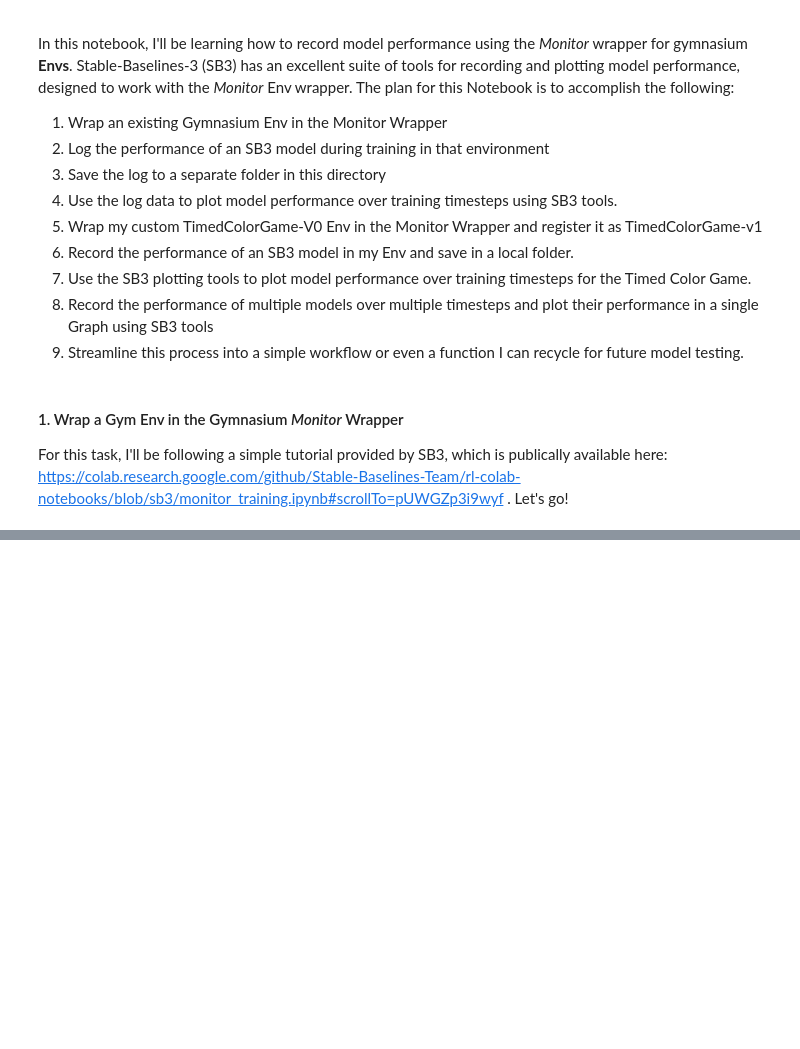
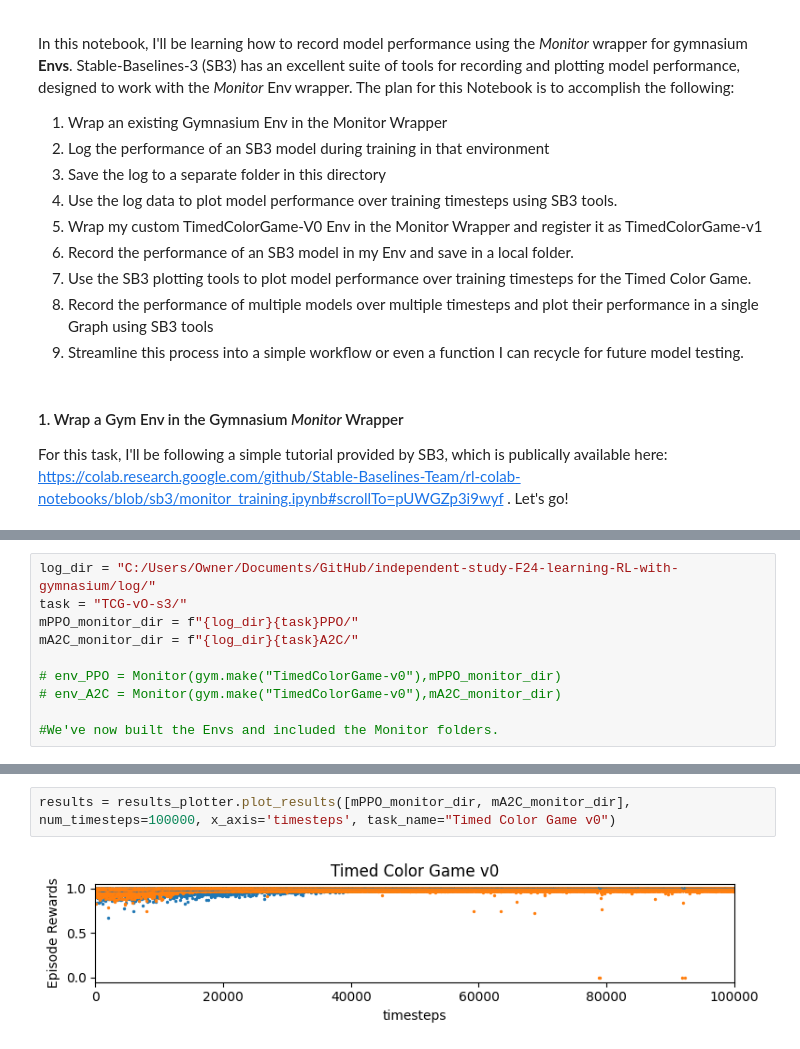
Before and after one commit to EvanMcCormick37/independent-study-F24-learning-RL-with-gymnasium, a Jupyter notebook: RecordingCustomEnvironments.ipynb, the cells around one changed output, grey strips where cells are left out. Saved outputs shown, nothing was run; the diff lists cells and outputs as text; blank space fills up the shorter version.

```diff
--- a/RecordingCustomEnvironments.ipynb
+++ b/RecordingCustomEnvironments.ipynb
@@ -95,0 +340,10 @@ TypeError: Converting from sequence to b2Vec2, expected int/float arguments inde
+# %%
+log_dir = "C:/Users/Owner/Documents/GitHub/independent-study-F24-learning-RL-with-gymnasium/log/"
+task = "TCG-vO-s3/"
+mPPO_monitor_dir = f"{log_dir}{task}PPO/"
+mA2C_monitor_dir = f"{log_dir}{task}A2C/"
+
+# env_PPO = Monitor(gym.make("TimedColorGame-v0"),mPPO_monitor_dir)
+# env_A2C = Monitor(gym.make("TimedColorGame-v0"),mA2C_monitor_dir)
+
+#We've now built the Envs and included the Monitor folders.
@@ -95,0 +363,4 @@ TypeError: Converting from sequence to b2Vec2, expected int/float arguments inde
+# %%
+results = results_plotter.plot_results([mPPO_monitor_dir, mA2C_monitor_dir], num_timesteps=100000, x_axis='timesteps', task_name="Timed Color Game v0")
+# %% [output]
+[figure, added]
```
Also changed, not shown: parts of 21 cells of this notebook, 11 other files.
